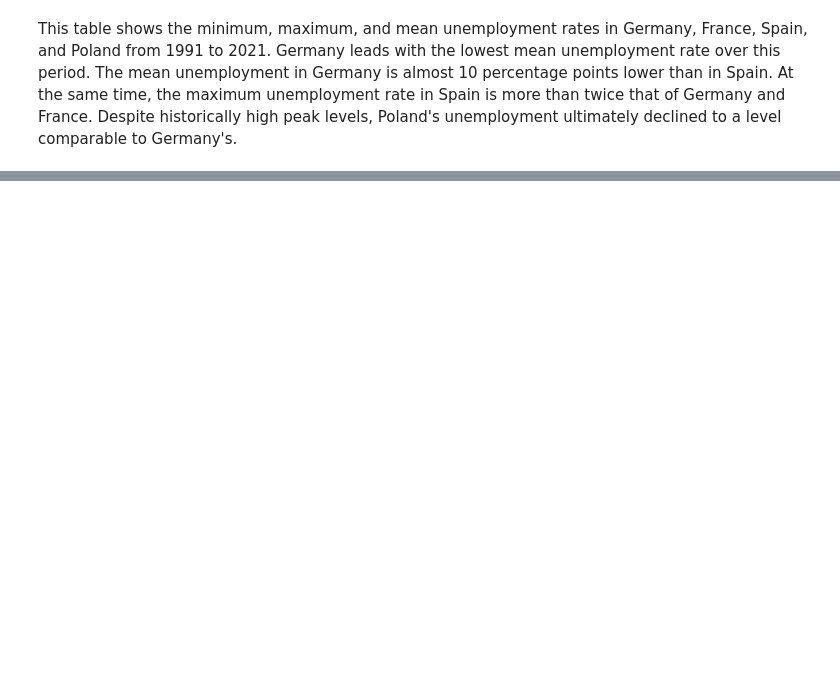
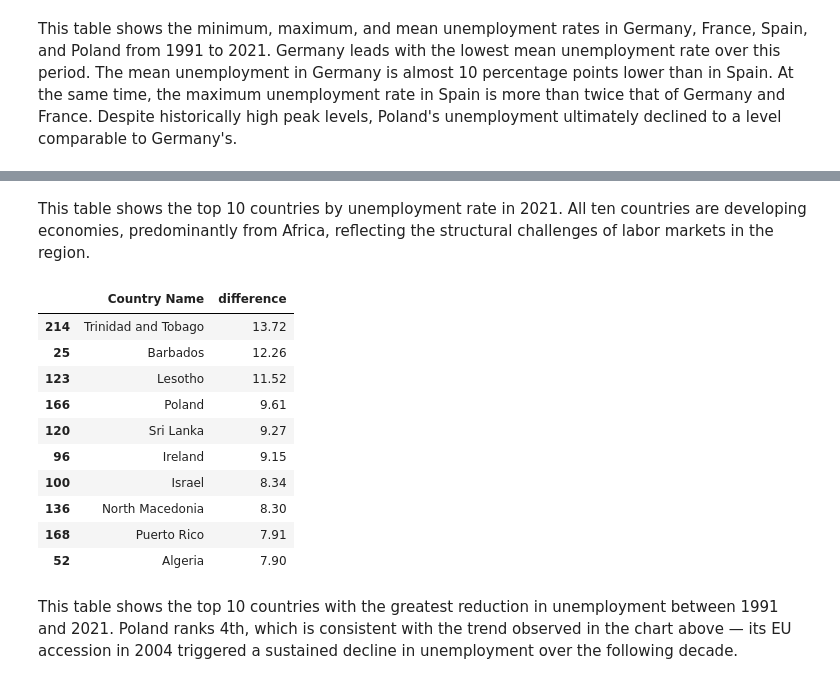
Before and after one commit to MikitaMalashkaR/unemployment-analysis, a Jupyter notebook: analysis.ipynb, the cells around one changed output, grey strips where cells are left out. Drawn from its saved outputs; the diff is of its cells as text; code cells hidden in the pictures; blank space fills up the shorter version.

```diff
--- a/analysis.ipynb
+++ b/analysis.ipynb
@@ -154,0 +108,23 @@ This table shows the minimum, maximum, and mean unemployment rates in Germany, F
+# %% [markdown]
+This table shows the top 10 countries by unemployment rate in 2021.
+All ten countries are developing economies, predominantly from Africa, reflecting the structural challenges of labor markets in the region.
+# %%
+df_copy = df.copy()
+df_copy['difference'] = df_copy['1991'] - df_copy['2021']
+top_10_diff = df_copy.sort_values('difference', ascending=False).head(10)[['Country Name', 'difference']]
+top_10_diff
+# %% [output]
+|  | Country Name | difference |
+| 214 | Trinidad and Tobago | 13.72 |
+| 25 | Barbados | 12.26 |
+| 123 | Lesotho | 11.52 |
+| 166 | Poland | 9.61 |
+| 120 | Sri Lanka | 9.27 |
+| 96 | Ireland | 9.15 |
+| 100 | Israel | 8.34 |
+| 136 | North Macedonia | 8.30 |
+| 168 | Puerto Rico | 7.91 |
+| 52 | Algeria | 7.90 |
+# %% [markdown]
+This table shows the top 10 countries with the greatest reduction in unemployment between 1991 and 2021.
+Poland ranks 4th, which is consistent with the trend observed in the chart above — its EU accession in 2004 triggered a sustained decline in unemployment over the following decade.
```
Also changed, not shown: parts of 8 cells of this notebook, 1 other file.
